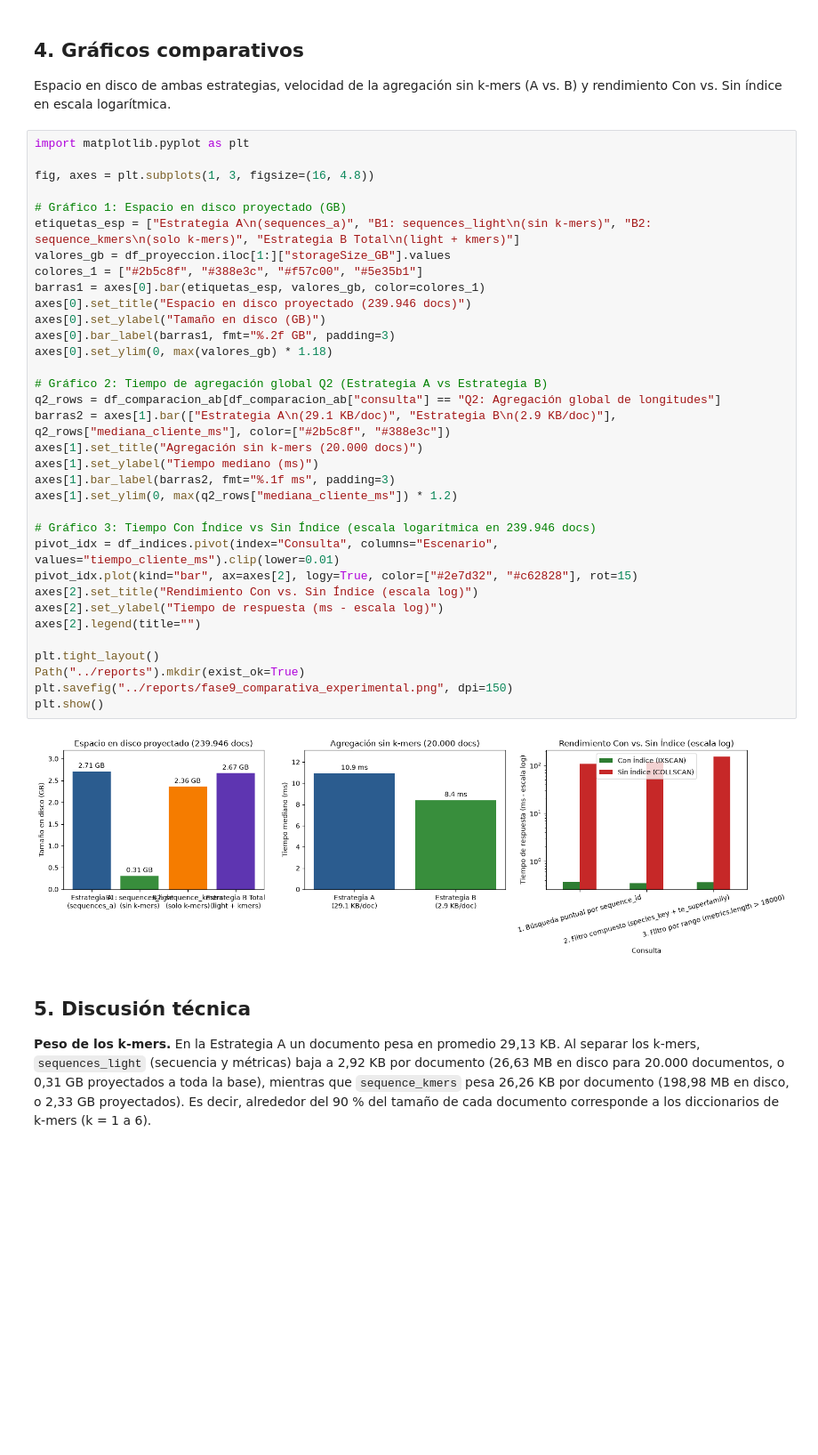
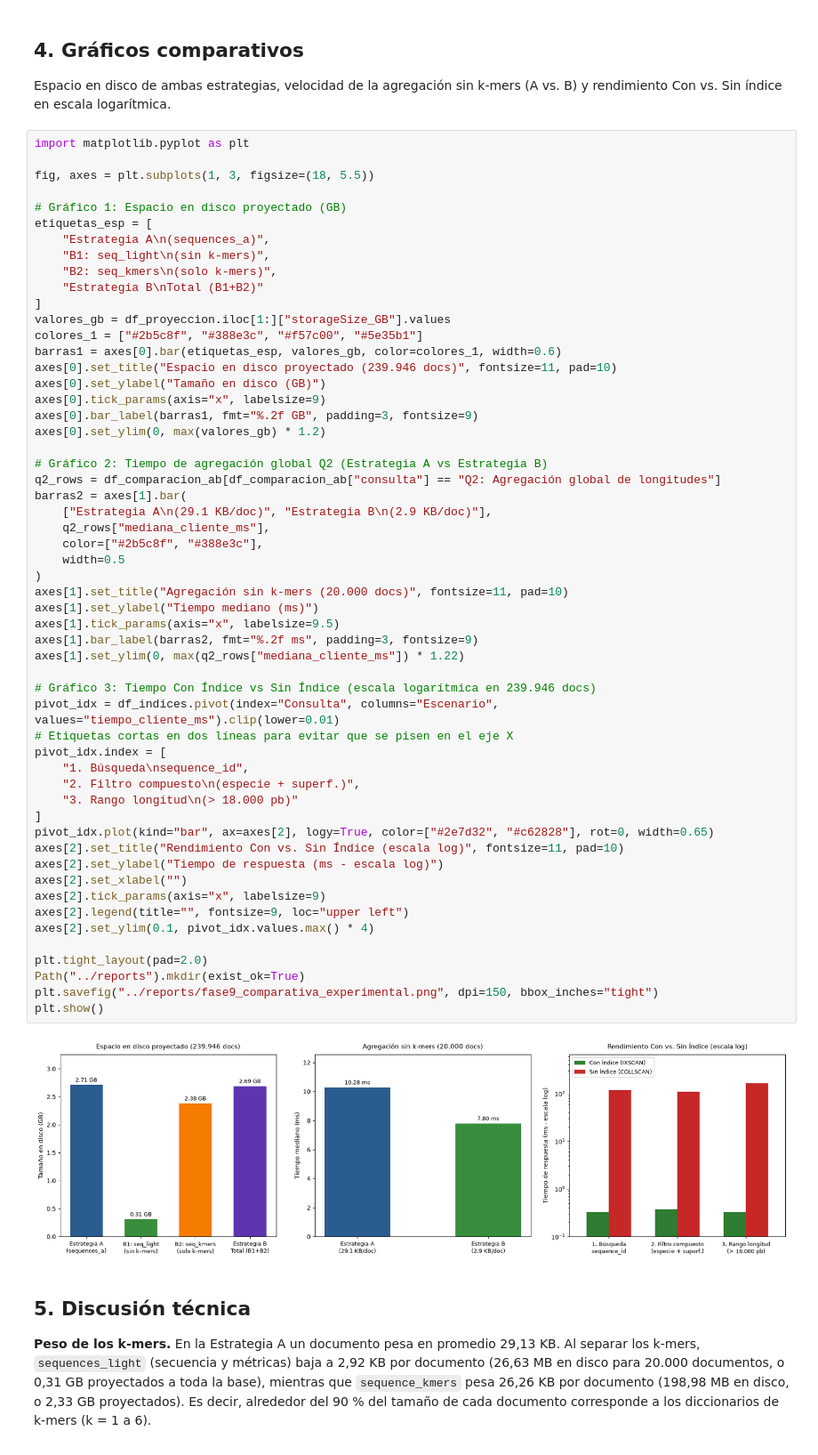
Before and after one commit to JuanSebastianLopez15/Corte2Proyecto, a Jupyter notebook: notebooks/09_experimento_kmers.ipynb, the cells around one changed output. Shown at 89% size. Saved outputs shown, nothing was run; the diff lists cells and outputs as text; blank space fills up the shorter version.

```diff
--- a/notebooks/09_experimento_kmers.ipynb
+++ b/notebooks/09_experimento_kmers.ipynb
@@ -404,39 +404,60 @@ Espacio en disco de ambas estrategias, velocidad de la agregación sin k-mers (A
 # %%
 import matplotlib.pyplot as plt
 
-fig, axes = plt.subplots(1, 3, figsize=(16, 4.8))
+fig, axes = plt.subplots(1, 3, figsize=(18, 5.5))
 
 # Gráfico 1: Espacio en disco proyectado (GB)
-etiquetas_esp = ["Estrategia A\n(sequences_a)", "B1: sequences_light\n(sin k-mers)", "B2: sequence_kmers\n(solo k-mers)", "Estrategia B Total\n(light + kmers)"]
+etiquetas_esp = [
+    "Estrategia A\n(sequences_a)",
+    "B1: seq_light\n(sin k-mers)",
+    "B2: seq_kmers\n(solo k-mers)",
+    "Estrategia B\nTotal (B1+B2)"
+]
 valores_gb = df_proyeccion.iloc[1:]["storageSize_GB"].values
 colores_1 = ["#2b5c8f", "#388e3c", "#f57c00", "#5e35b1"]
-barras1 = axes[0].bar(etiquetas_esp, valores_gb, color=colores_1)
-axes[0].set_title("Espacio en disco proyectado (239.946 docs)")
+barras1 = axes[0].bar(etiquetas_esp, valores_gb, color=colores_1, width=0.6)
+axes[0].set_title("Espacio en disco proyectado (239.946 docs)", fontsize=11, pad=10)
 axes[0].set_ylabel("Tamaño en disco (GB)")
-axes[0].bar_label(barras1, fmt="%.2f GB", padding=3)
-axes[0].set_ylim(0, max(valores_gb) * 1.18)
+axes[0].tick_params(axis="x", labelsize=9)
+axes[0].bar_label(barras1, fmt="%.2f GB", padding=3, fontsize=9)
+axes[0].set_ylim(0, max(valores_gb) * 1.2)
 
 # Gráfico 2: Tiempo de agregación global Q2 (Estrategia A vs Estrategia B)
 q2_rows = df_comparacion_ab[df_comparacion_ab["consulta"] == "Q2: Agregación global de longitudes"]
-barras2 = axes[1].bar(["Estrategia A\n(29.1 KB/doc)", "Estrategia B\n(2.9 KB/doc)"], q2_rows["mediana_cliente_ms"], color=["#2b5c8f", "#388e3c"])
-axes[1].set_title("Agregación sin k-mers (20.000 docs)")
+barras2 = axes[1].bar(
+    ["Estrategia A\n(29.1 KB/doc)", "Estrategia B\n(2.9 KB/doc)"],
+    q2_rows["mediana_cliente_ms"],
+    color=["#2b5c8f", "#388e3c"],
+    width=0.5
+)
+axes[1].set_title("Agregación sin k-mers (20.000 docs)", fontsize=11, pad=10)
 axes[1].set_ylabel("Tiempo mediano (ms)")
-axes[1].bar_label(barras2, fmt="%.1f ms", padding=3)
-axes[1].set_ylim(0, max(q2_rows["mediana_cliente_ms"]) * 1.2)
+axes[1].tick_params(axis="x", labelsize=9.5)
+axes[1].bar_label(barras2, fmt="%.2f ms", padding=3, fontsize=9)
+axes[1].set_ylim(0, max(q2_rows["mediana_cliente_ms"]) * 1.22)
 
 # Gráfico 3: Tiempo Con Índice vs Sin Índice (escala logarítmica en 239.946 docs)
 pivot_idx = df_indices.pivot(index="Consulta", columns="Escenario", values="tiempo_cliente_ms").clip(lower=0.01)
-pivot_idx.plot(kind="bar", ax=axes[2], logy=True, color=["#2e7d32", "#c62828"], rot=15)
-axes[2].set_title("Rendimiento Con vs. Sin Índice (escala log)")
+# Etiquetas cortas en dos líneas para evitar que se pisen en el eje X
+pivot_idx.index = [
+    "1. Búsqueda\nsequence_id",
+    "2. Filtro compuesto\n(especie + superf.)",
+    "3. Rango longitud\n(> 18.000 pb)"
+]
+pivot_idx.plot(kind="bar", ax=axes[2], logy=True, color=["#2e7d32", "#c62828"], rot=0, width=0.65)
+axes[2].set_title("Rendimiento Con vs. Sin Índice (escala log)", fontsize=11, pad=10)
 axes[2].set_ylabel("Tiempo de respuesta (ms - escala log)")
-axes[2].legend(title="")
+axes[2].set_xlabel("")
+axes[2].tick_params(axis="x", labelsize=9)
+axes[2].legend(title="", fontsize=9, loc="upper left")
+axes[2].set_ylim(0.1, pivot_idx.values.max() * 4)
 
-plt.tight_layout()
+plt.tight_layout(pad=2.0)
 Path("../reports").mkdir(exist_ok=True)
-plt.savefig("../reports/fase9_comparativa_experimental.png", dpi=150)
+plt.savefig("../reports/fase9_comparativa_experimental.png", dpi=150, bbox_inches="tight")
 plt.show()
 # %% [output]
-[figure, old version]
+[figure, new version]
 # %% [markdown]
 ## 5. Discusión técnica
 
```
Also changed, not shown: parts of 6 cells of this notebook, 1 other file.
